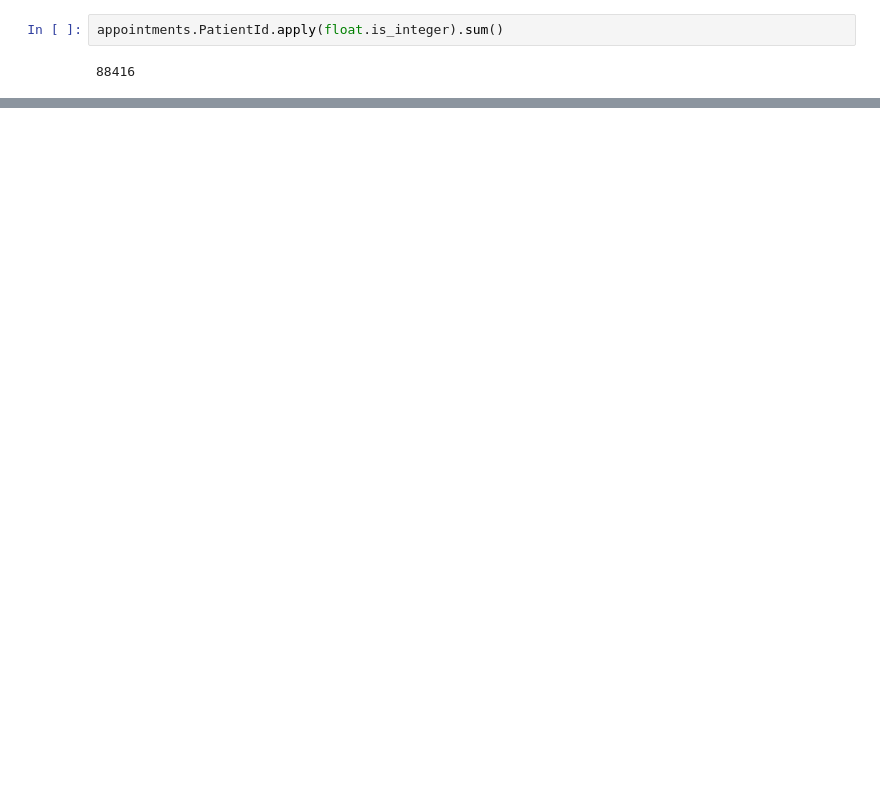
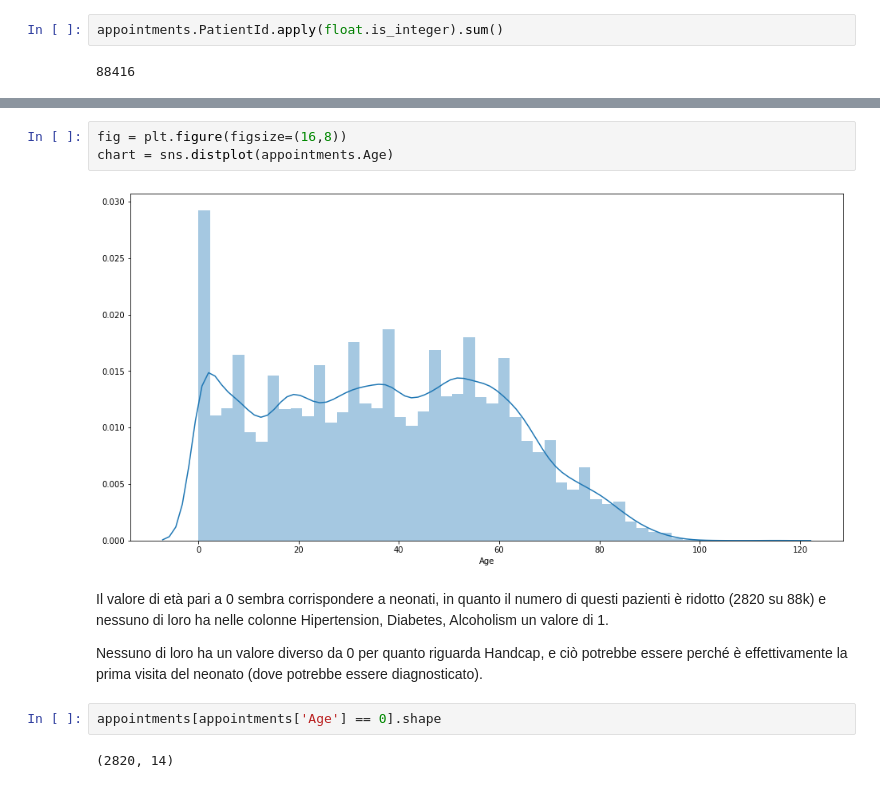
Before and after one commit to ale-pavel/exam-challenge-appointments, a Jupyter notebook: Challenge-appointments-preparation.ipynb, the cells around one changed output, grey strips where cells are left out. Cells and saved outputs as stored; diff of their text form; blank space fills up the shorter version.

```diff
--- a/Challenge-appointments-preparation.ipynb
+++ b/Challenge-appointments-preparation.ipynb
@@ -131,0 +195,13 @@ appointments[appointments.PatientId.apply(float.is_integer) == False]
+# %%
+fig = plt.figure(figsize=(16,8))
+chart = sns.distplot(appointments.Age)
+# %% [output]
+[figure, added]
+# %% [markdown]
+Il valore di età pari a 0 sembra corrispondere a neonati, in quanto il numero di questi pazienti è ridotto (2820 su 88k) e nessuno di loro ha nelle colonne Hipertension, Diabetes, Alcoholism un valore di 1.
+
+Nessuno di loro ha un valore diverso da 0 per quanto riguarda Handcap, e ciò potrebbe essere perché è effettivamente la prima visita del neonato (dove potrebbe essere diagnosticato).
+# %%
+appointments[appointments['Age'] == 0].shape
+# %% [output]
+(2820, 14)
```
Also changed, not shown: parts of 46 cells of this notebook, 1 other file.
